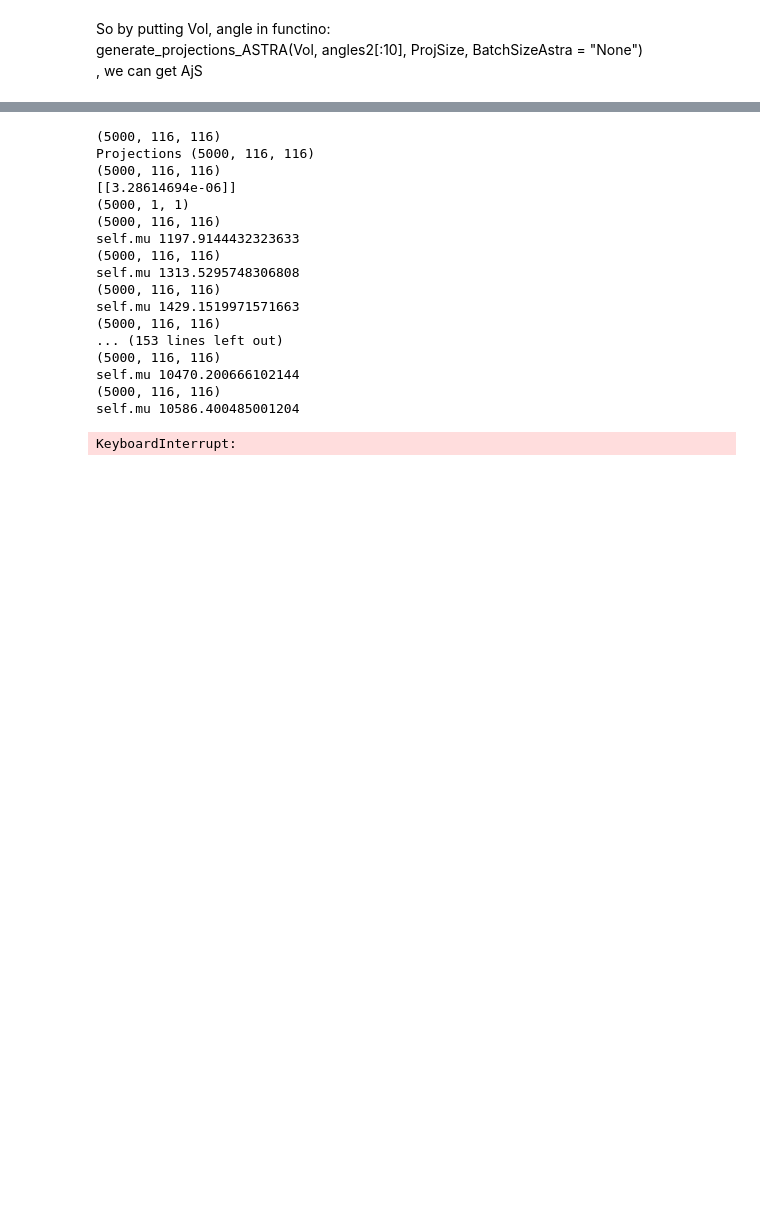
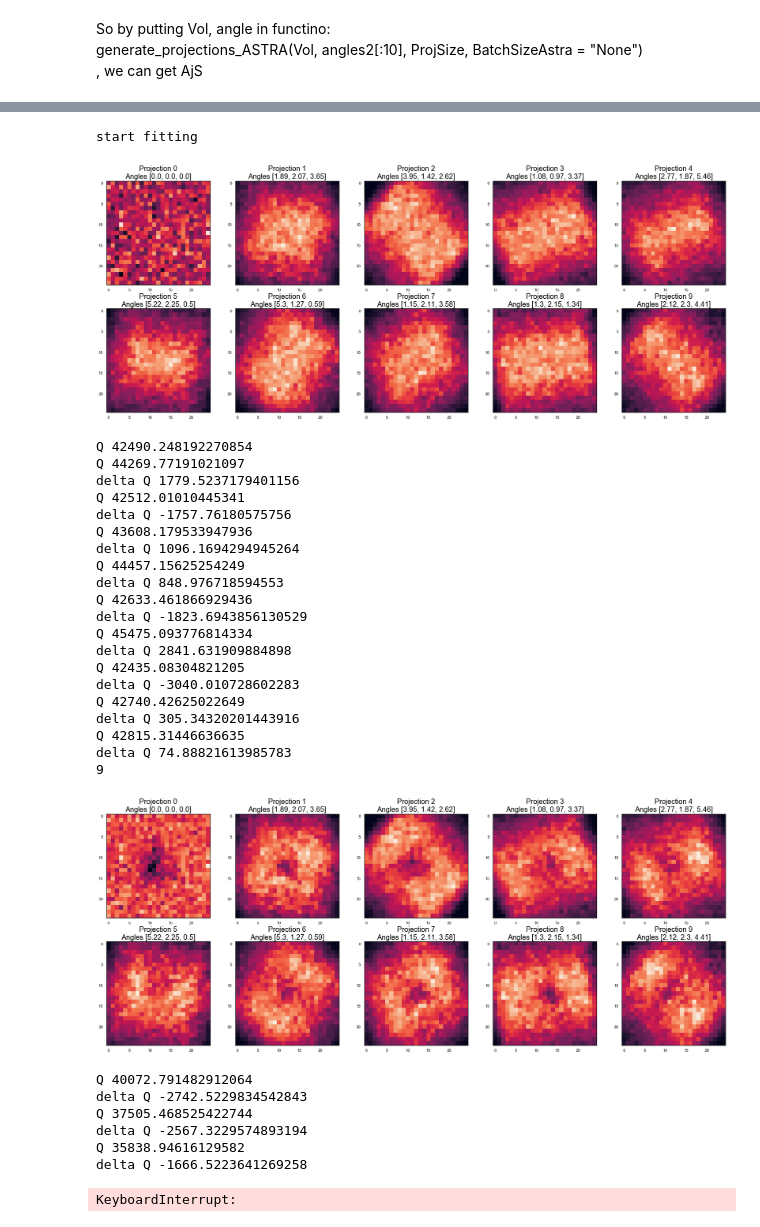
Before and after one commit to lewis841214/PCA_recon, a Jupyter notebook: Projection_Operation.ipynb, the cells around one changed output, grey strips where cells are left out. Saved outputs shown, nothing was run; the diff lists cells and outputs as text; code cells hidden in the pictures; blank space fills up the shorter version.

```diff
--- a/Projection_Operation.ipynb
+++ b/Projection_Operation.ipynb
@@ -211,27 +265,44 @@ class PCA_3d_Recon():
 # %%
-ProjSize, num_image , n_component = 116, 5000 , 1
+_, num_image , n_component = 116, 500 , 1
+angles2 = angles2[:500]
+Projections = Projections[:500]
 P3R = PCA_3d_Recon(ProjSize, num_image, n_component)
-P3R.Au_s(angles2)
-P3R.AtI(Projections[4], angles2[4])
-print('Projections', Projections.shape)
-P3R.Expectation(Projections, angles2)
-P3R.Maximization(Projections, angles2)
+#P3R.Au_s(angles2)
+#P3R.AtI(Projections[4], angles2[4])
+#print('Projections', Projections.shape)
+#P3R.Q_(Projections, angles2)
+#print('brfore exp')
+#P3R.Expectation(Projections, angles2)
+#print('after exp')
+P3R.fit(Projections, angles2)
 # %% [output]
-(5000, 116, 116)
-Projections (5000, 116, 116)
-(5000, 116, 116)
-[[3.28614694e-06]]
-(5000, 1, 1)
-(5000, 116, 116)
-self.mu 1197.9144432323633
-(5000, 116, 116)
-self.mu 1313.5295748306808
-(5000, 116, 116)
-self.mu 1429.1519971571663
-(5000, 116, 116)
-... (153 lines left out)
-(5000, 116, 116)
-self.mu 10470.200666102144
-(5000, 116, 116)
-self.mu 10586.400485001204
+start fitting
+[figure, added]
-KeyboardInterrupt:
+Q 42490.248192270854
+Q 44269.77191021097
+delta Q 1779.5237179401156
+Q 42512.01010445341
+delta Q -1757.76180575756
+Q 43608.179533947936
+delta Q 1096.1694294945264
+Q 44457.15625254249
+delta Q 848.976718594553
+Q 42633.461866929436
+delta Q -1823.6943856130529
+Q 45475.093776814334
+delta Q 2841.631909884898
+Q 42435.08304821205
+delta Q -3040.010728602283
+Q 42740.42625022649
+delta Q 305.34320201443916
+Q 42815.31446636635
+delta Q 74.88821613985783
+9
+[figure, added]
+Q 40072.791482912064
+delta Q -2742.5229834542843
+Q 37505.468525422744
+delta Q -2567.3229574893194
+Q 35838.94616129582
+delta Q -1666.5223641269258
+KeyboardInterrupt:
```
Also changed, not shown: parts of 8 cells of this notebook, 1 other file.
